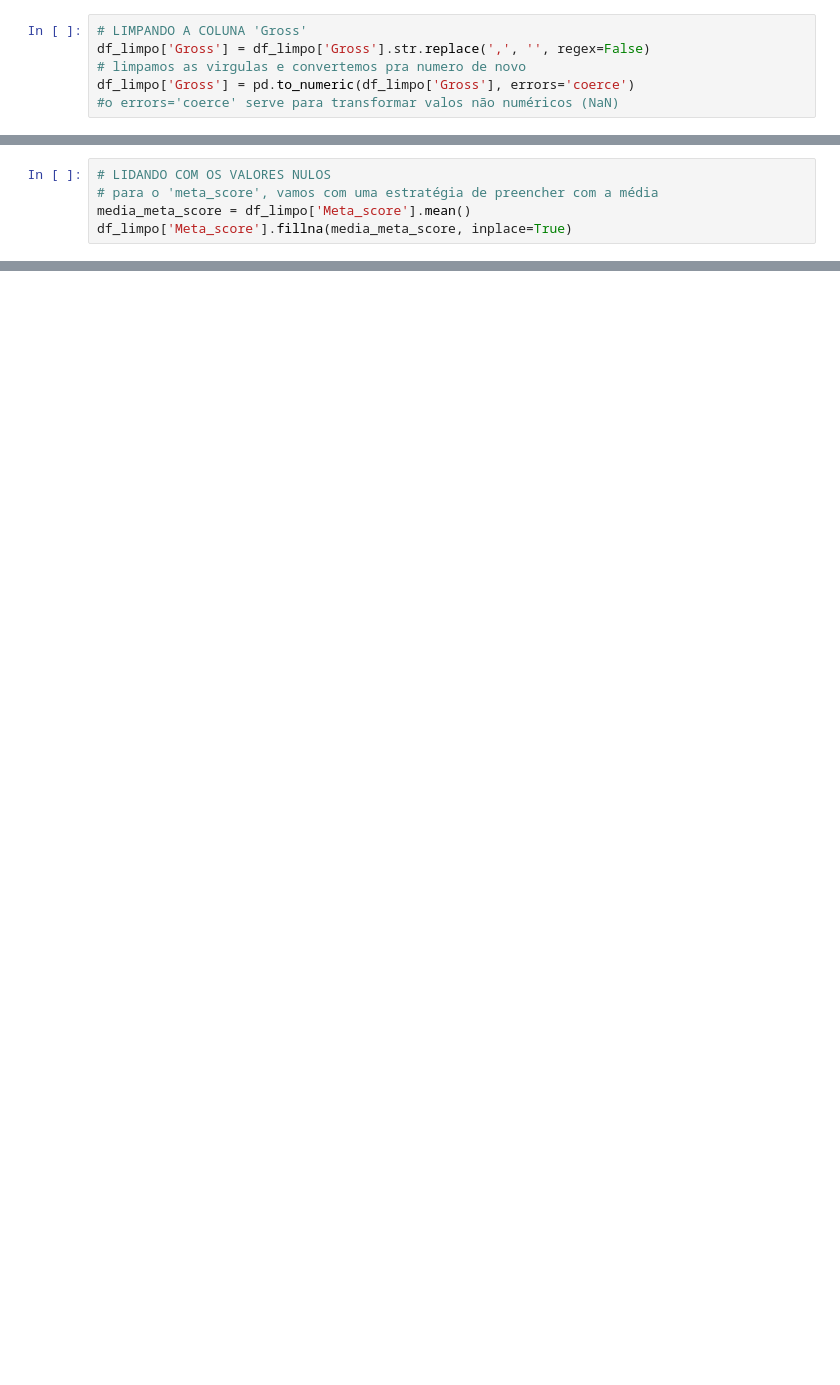
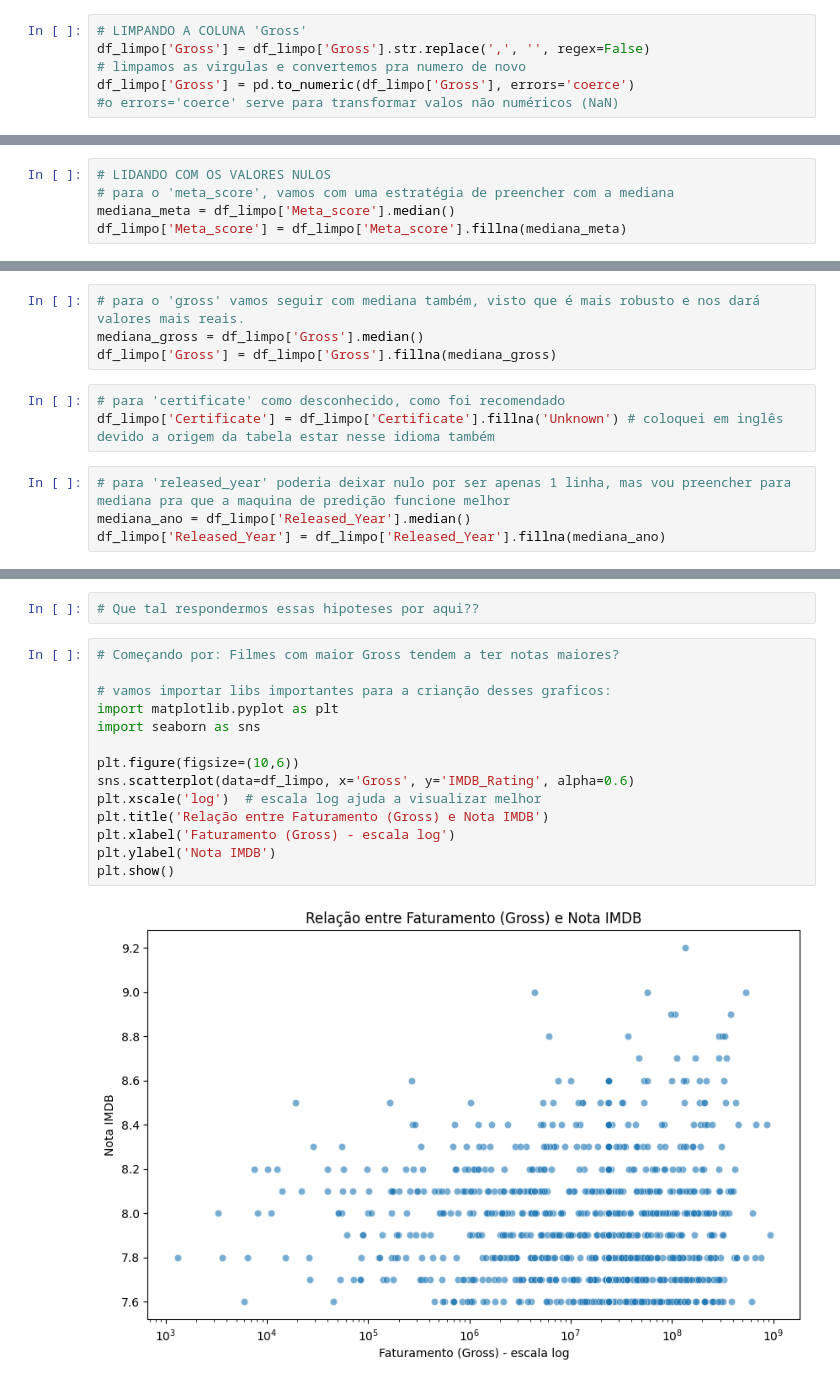
Before and after one commit to gustavfaustino/Desafio-Lighthouse-GustavoFaustino, a Jupyter notebook: PProductions_analise_filmes.ipynb, the cells around one changed output, grey strips where cells are left out. Saved outputs shown, nothing was run; the diff lists cells and outputs as text; blank space fills up the shorter version.

```diff
--- a/PProductions_analise_filmes.ipynb
+++ b/PProductions_analise_filmes.ipynb
@@ -67,5 +83,5 @@ df_limpo['Gross'] = pd.to_numeric(df_limpo['Gross'], errors='coerce')
 # %%
 # LIDANDO COM OS VALORES NULOS
-# para o 'meta_score', vamos com uma estratégia de preencher com a média
-media_meta_score = df_limpo['Meta_score'].mean()
-df_limpo['Meta_score'].fillna(media_meta_score, inplace=True)
+# para o 'meta_score', vamos com uma estratégia de preencher com a mediana
+mediana_meta = df_limpo['Meta_score'].median()
+df_limpo['Meta_score'] = df_limpo['Meta_score'].fillna(mediana_meta)
@@ -78,0 +88,11 @@ For example, when doing 'df[col].method(value, inplace=True)', try using 'df.met
+# %%
+# para o 'gross' vamos seguir com mediana também, visto que é mais robusto e nos dará valores mais reais.
+mediana_gross = df_limpo['Gross'].median()
+df_limpo['Gross'] = df_limpo['Gross'].fillna(mediana_gross)
+# %%
+# para 'certificate' como desconhecido, como foi recomendado
+df_limpo['Certificate'] = df_limpo['Certificate'].fillna('Unknown') # coloquei em inglês devido a origem da tabela estar nesse idioma também
+# %%
+# para 'released_year' poderia deixar nulo por ser apenas 1 linha, mas vou preencher para mediana pra que a maquina de predição funcione melhor
+mediana_ano = df_limpo['Released_Year'].median()
+df_limpo['Released_Year'] = df_limpo['Released_Year'].fillna(mediana_ano)
@@ -78,0 +128,18 @@ For example, when doing 'df[col].method(value, inplace=True)', try using 'df.met
+# %%
+# Que tal respondermos essas hipoteses por aqui??
+# %%
+# Começando por: Filmes com maior Gross tendem a ter notas maiores?
+
+# vamos importar libs importantes para a crianção desses graficos:
+import matplotlib.pyplot as plt
+import seaborn as sns
+
+plt.figure(figsize=(10,6))
+sns.scatterplot(data=df_limpo, x='Gross', y='IMDB_Rating', alpha=0.6)
+plt.xscale('log')  # escala log ajuda a visualizar melhor
+plt.title('Relação entre Faturamento (Gross) e Nota IMDB')
+plt.xlabel('Faturamento (Gross) - escala log')
+plt.ylabel('Nota IMDB')
+plt.show()
+# %% [output]
+[figure, added]
```
Also changed, not shown: parts of 16 cells of this notebook.
